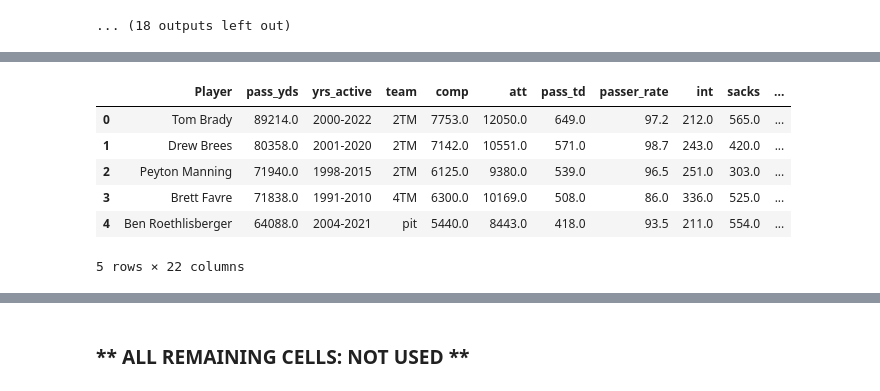
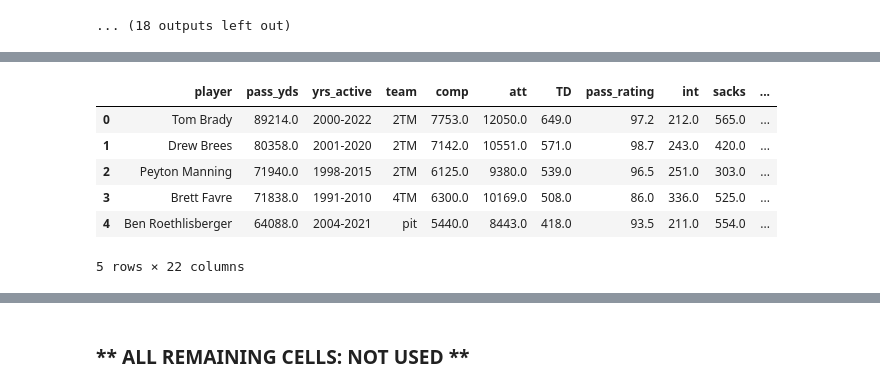
Before and after one commit to willablackmon/nfl_quarterback_draft, a Jupyter notebook: data_sourcing/pro_ref_stats.ipynb, the cells around one changed output, grey strips where cells are left out. Drawn from its saved outputs; the diff is of its cells as text; code cells hidden in the pictures.

```diff
--- a/data_sourcing/pro_ref_stats.ipynb
+++ b/data_sourcing/pro_ref_stats.ipynb
@@ -313,25 +390,0 @@ Index(['Player', 'pass_yds', 'yrs_active', 'team', 'comp', 'att', 'pass_td',
-# %%
-stats_clean_df = career_stats_df.copy()
-
-# split the team column into num_teams and teams:
-def split_team(team):
-    '''Function to split 'team' into 'num_teams' and 'teams'''
-    if 'TM' in team:
-        return pd.Series([int(team[0]), 'tm'])
-    else:
-        return pd.Series([1, team.upper()])
-
-# Apply the function and create new columns
-stats_clean_df[['num_teams', 'teams']] = stats_clean_df['team'].apply(split_team)
-# Drop the 'team' column
-career_stats_df = career_stats_df.drop(columns=['team'])
-
-
-# Add 'hof' column: 1 if 'Player' contains '+', else 0
-stats_clean_df['hof'] = stats_clean_df['Player'].apply(lambda x: 1 if '+' in x else 0)
-# Strip the '+' from the 'Player' column values
-stats_clean_df['Player'] = stats_clean_df['Player'].str.replace('+', '', regex=False)
-
-
-# Display the updated DataFrame
-display(stats_clean_df.head())
@@ -345,0 +433,8 @@ display(stats_clean_df.head())
+# %%
+# Add 'hof' column: 1 if 'Player' contains '+', else 0
+career_stats_df['hof'] = career_stats_df['player'].apply(lambda x: 1 if '+' in x else 0)
+
+# Now Remove '+' from the 'Player' column values
+career_stats_df['player'] = career_stats_df['player'].str.replace('+', '', regex=False)
+
+display(career_stats_df.head())
@@ -346,20 +449,23 @@ display(stats_clean_df.head())
 # %%
 #  count total years played from years_active and create a new column to capture it
-
+import numpy as np
 # Function to calculate total years played
 def calculate_years_played(yrs_active):
+    if pd.isna(yrs_active):      # handle NaN values and non-string types appropriately
+        return np.nan
+    yrs_active = str(yrs_active)
     start_year, end_year = yrs_active.split('-')
     start_year = int(start_year)
     end_year = int(end_year) if int(end_year) != 9999 else 2023
     return end_year - start_year + 1
 
 # Apply the function and create a new column 'total_years_played'
-stats_clean_df['tot_yrs_played'] = stats_clean_df['yrs_active'].apply(calculate_years_played)
+career_stats_df['yrs_played'] = career_stats_df['yrs_active'].apply(calculate_years_played)
 
 # Display the updated DataFrame
-display(stats_clean_df.head())
+display(career_stats_df.head())
 # %% [output]
-|  | Player | pass_yds | yrs_active | team | comp | att | pass_td | passer_rate | int | sacks | ... |
+|  | player | pass_yds | yrs_active | team | comp | att | TD | pass_rating | int | sacks | ... |
 | 0 | Tom Brady | 89214.0 | 2000-2022 | 2TM | 7753.0 | 12050.0 | 649.0 | 97.2 | 212.0 | 565.0 | ... |
 | 1 | Drew Brees | 80358.0 | 2001-2020 | 2TM | 7142.0 | 10551.0 | 571.0 | 98.7 | 243.0 | 420.0 | ... |
 | 2 | Peyton Manning | 71940.0 | 1998-2015 | 2TM | 6125.0 | 9380.0 | 539.0 | 96.5 | 251.0 | 303.0 | ... |
```
Also changed, not shown: parts of 31 cells of this notebook, 3 other files.
